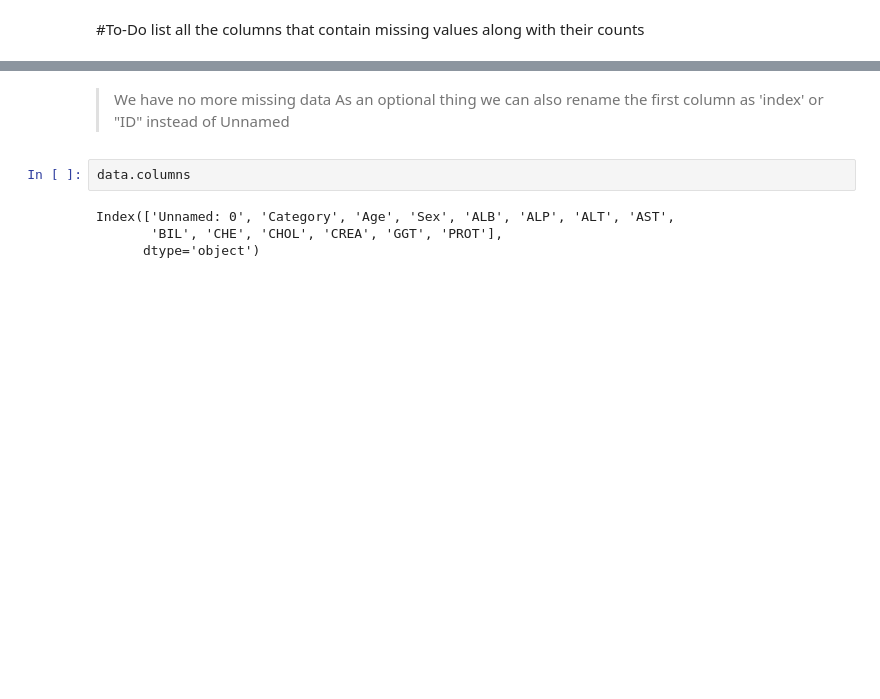
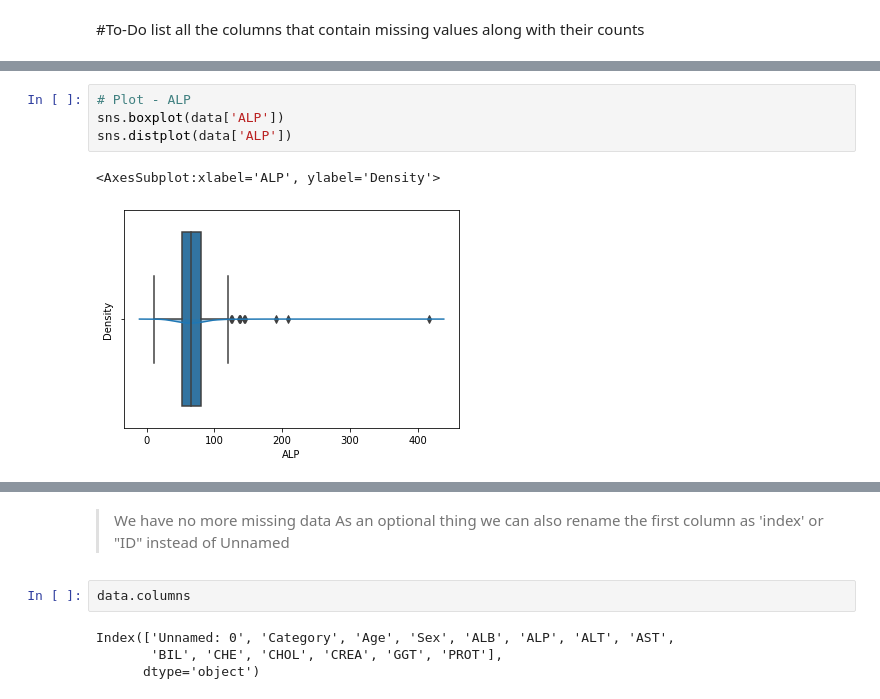
Before and after one commit to BillelBenoudjit/unit3_Project, a Jupyter notebook: 1. Data cleaning.ipynb, the cells around one changed output, grey strips where cells are left out. Cells and saved outputs as stored; diff of their text form; blank space fills up the shorter version.

```diff
--- a/1. Data cleaning.ipynb
+++ b/1. Data cleaning.ipynb
@@ -130,0 +137,7 @@ dtype: int64
+# %%
+# Plot - ALP
+sns.boxplot(data['ALP'])
+sns.distplot(data['ALP'])
+# %% [output]
+<AxesSubplot:xlabel='ALP', ylabel='Density'>
+[figure, added]
```
Also changed, not shown: parts of 10 cells of this notebook, 1 other file.
